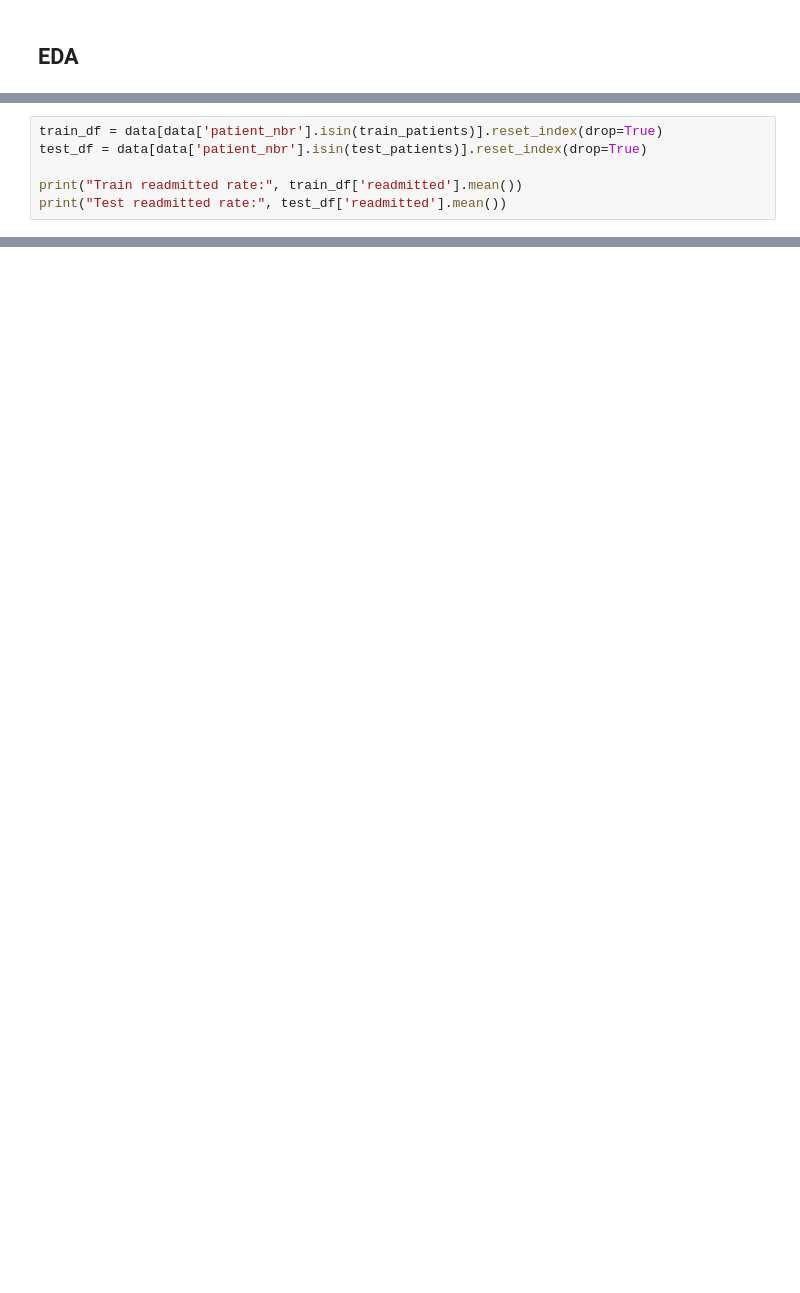
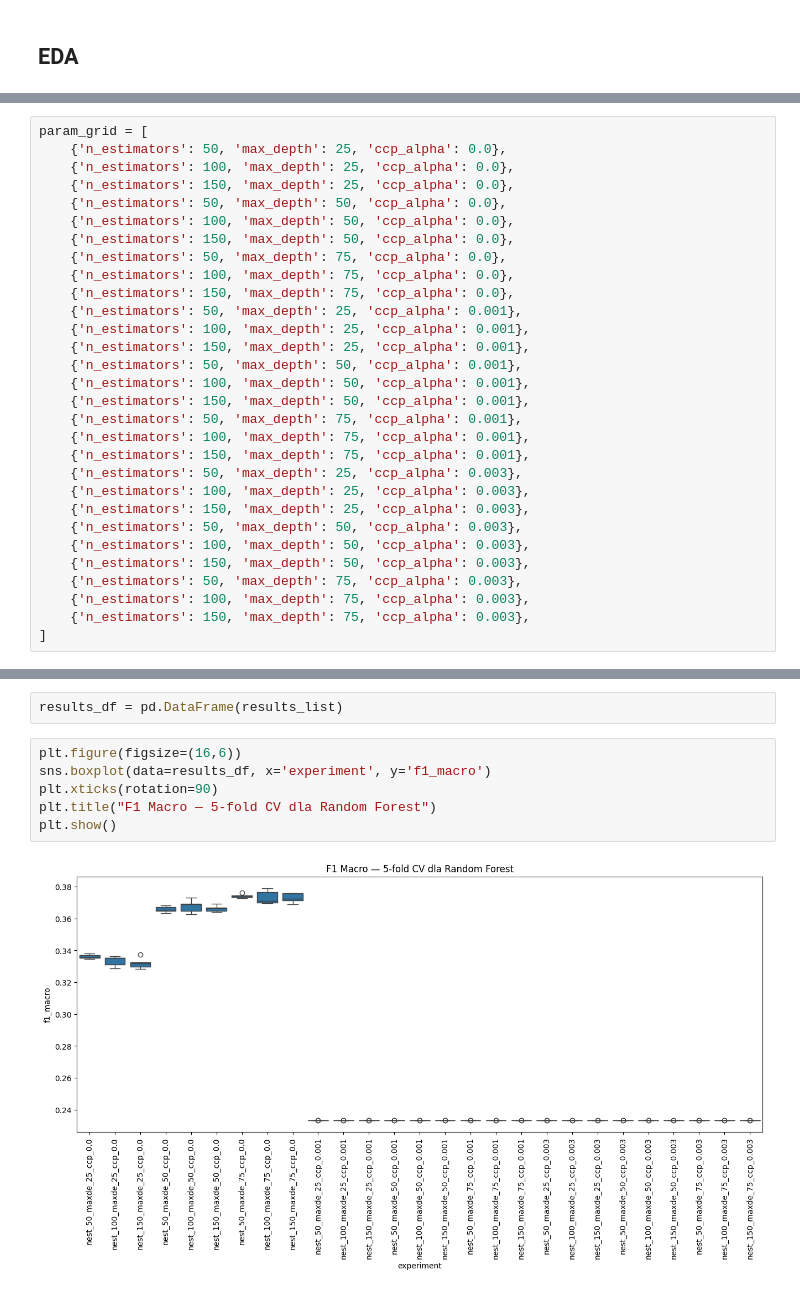
Before and after one commit to TytanMikJas/MachineLearningProjects, a Jupyter notebook: Ensemble.ipynb, the cells around one changed output, grey strips where cells are left out. Drawn from its saved outputs; the diff is of its cells as text; blank space fills up the shorter version.

```diff
--- a/Ensemble.ipynb
+++ b/Ensemble.ipynb
@@ -596,6 +474,0 @@ data
-# %%
-train_df = data[data['patient_nbr'].isin(train_patients)].reset_index(drop=True)
-test_df = data[data['patient_nbr'].isin(test_patients)].reset_index(drop=True)
-
-print("Train readmitted rate:", train_df['readmitted'].mean())
-print("Test readmitted rate:", test_df['readmitted'].mean())
@@ -604,0 +493,30 @@ Test readmitted rate: 0.11190557813800872
+# %%
+param_grid = [
+    {'n_estimators': 50, 'max_depth': 25, 'ccp_alpha': 0.0},
+    {'n_estimators': 100, 'max_depth': 25, 'ccp_alpha': 0.0},
+    {'n_estimators': 150, 'max_depth': 25, 'ccp_alpha': 0.0},
+    {'n_estimators': 50, 'max_depth': 50, 'ccp_alpha': 0.0},
+    {'n_estimators': 100, 'max_depth': 50, 'ccp_alpha': 0.0},
+    {'n_estimators': 150, 'max_depth': 50, 'ccp_alpha': 0.0},
+    {'n_estimators': 50, 'max_depth': 75, 'ccp_alpha': 0.0},
+    {'n_estimators': 100, 'max_depth': 75, 'ccp_alpha': 0.0},
+    {'n_estimators': 150, 'max_depth': 75, 'ccp_alpha': 0.0},
+    {'n_estimators': 50, 'max_depth': 25, 'ccp_alpha': 0.001},
+    {'n_estimators': 100, 'max_depth': 25, 'ccp_alpha': 0.001},
+    {'n_estimators': 150, 'max_depth': 25, 'ccp_alpha': 0.001},
+    {'n_estimators': 50, 'max_depth': 50, 'ccp_alpha': 0.001},
+    {'n_estimators': 100, 'max_depth': 50, 'ccp_alpha': 0.001},
+    {'n_estimators': 150, 'max_depth': 50, 'ccp_alpha': 0.001},
+    {'n_estimators': 50, 'max_depth': 75, 'ccp_alpha': 0.001},
+    {'n_estimators': 100, 'max_depth': 75, 'ccp_alpha': 0.001},
+    {'n_estimators': 150, 'max_depth': 75, 'ccp_alpha': 0.001},
+    {'n_estimators': 50, 'max_depth': 25, 'ccp_alpha': 0.003},
+    {'n_estimators': 100, 'max_depth': 25, 'ccp_alpha': 0.003},
+    {'n_estimators': 150, 'max_depth': 25, 'ccp_alpha': 0.003},
+    {'n_estimators': 50, 'max_depth': 50, 'ccp_alpha': 0.003},
+    {'n_estimators': 100, 'max_depth': 50, 'ccp_alpha': 0.003},
+    {'n_estimators': 150, 'max_depth': 50, 'ccp_alpha': 0.003},
+    {'n_estimators': 50, 'max_depth': 75, 'ccp_alpha': 0.003},
+    {'n_estimators': 100, 'max_depth': 75, 'ccp_alpha': 0.003},
+    {'n_estimators': 150, 'max_depth': 75, 'ccp_alpha': 0.003},
+]
@@ -604,0 +579,10 @@ Test readmitted rate: 0.11190557813800872
+# %%
+results_df = pd.DataFrame(results_list)
+# %%
+plt.figure(figsize=(16,6))
+sns.boxplot(data=results_df, x='experiment', y='f1_macro')
+plt.xticks(rotation=90)
+plt.title("F1 Macro — 5-fold CV dla Random Forest")
+plt.show()
+# %% [output]
+[figure, added]
```
Also changed, not shown: parts of 61 cells of this notebook.
